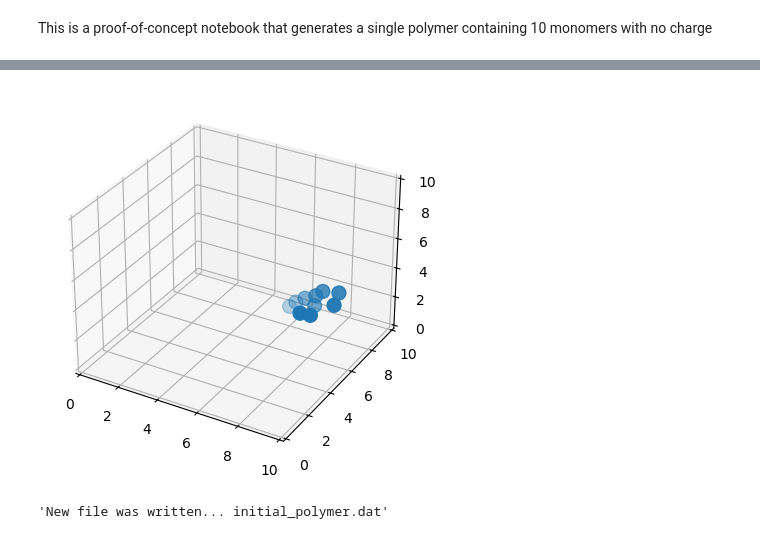
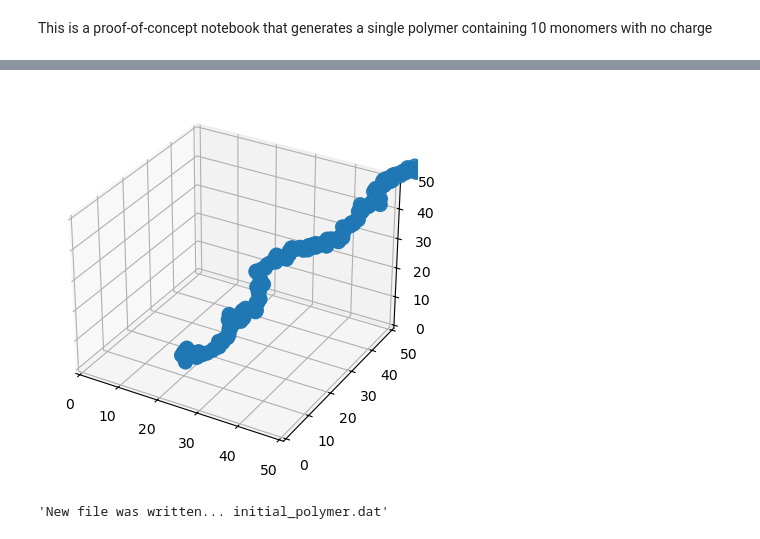
Before and after one commit to jaymedina/Polymer-Brush-Simulation, a Jupyter notebook: sim_poc.ipynb, the cells around one changed output, grey strips where cells are left out. Saved outputs shown, nothing was run; the diff lists cells and outputs as text; code cells hidden in the pictures.

```diff
--- a/sim_poc.ipynb
+++ b/sim_poc.ipynb
@@ -8,12 +23,14 @@ import pandas as pd
 # %%
 def gen_monomer_axis(axis, axlabel):
+    """ Generate the coordinate for the axis.
+    """
     r = 1
-    d = random.uniform(0, r) * random.choice((-1, 1))
+    d = random.uniform(0.1, r) * random.choice((-1, 1))
     if axlabel == 'y':
         d = np.abs(d)
     return axis + d
 
-def create_polymer(save_data=False):
+def create_polymer(n_monomers=10, dim=10, save_data=False):
     """
     Instantiate a monomer at a random position (X, Y, Z=0) with the following constraints:
     1. The monomers cannot occupy the same space
@@ -25,7 +42,11 @@ def create_polymer(save_data=False):
 
     Parameter(s)
     -----------
-    No current parameters at this time
+    n_monomers : int
+        The number of monomers that the polymer will contain. Default is 10.
+    save_data : bool
+        When parameter is set to True, a pandas dataframe will be generated and stored
+        in a CSV (data) file that can be opened and plotted for later use.
 
     Returns
     -------
@@ -38,16 +59,16 @@ def create_polymer(save_data=False):
     ax = plt.axes(projection="3d")
 
     # Let's set the axis limits for each dimension 10
-    ax.axes.set_xlim3d(left=0, right=10)
-    ax.axes.set_ylim3d(bottom=0, top=10)
-    ax.axes.set_zlim3d(bottom=0, top=10)
+    ax.axes.set_xlim3d(left=0, right=dim)
+    ax.axes.set_ylim3d(bottom=0, top=dim)
+    ax.axes.set_zlim3d(bottom=0, top=dim)
 
     # Initialize the starting coordinate for the FIRST monomer in the polymer.
     # We randomize the starting position of X and Y (start_x and start_y), but the
     # starting position of Z (start_z) will always be 0. The upper-limit of the
     # randomization for start_x and start_y is 10, because that's the length of the
     # X and Y axis.
-    start_x, start_y, start_z = np.random.randint(0, 10), np.random.randint(0, 10), 0
+    start_x, start_y, start_z = np.random.randint(0, dim/2), np.random.randint(0, dim/2), 0
 
     # Initialize 3 empty lists, one for each axis. These lists will house the coordinates
     # of each of the monomers within the polymer. Currently, the plan is to house 10 monomers per polymer.
@@ -60,12 +81,11 @@ def create_polymer(save_data=False):
 
     # Create a while loop, that will run until the last list (zs) reaches 10.
     # Which means we officially have 10 coordinates, for 10 monomers
-    while len(zs) < 10:
+    while len(zs) < n_monomers:
 
         for axis, axlabel in zip([xs, ys, zs], ['x', 'y', 'z']):
             new_monomer = gen_monomer_axis(axis[-1], axlabel)
             axis.append(new_monomer)
-            #print(axis)
 
     # Plot the coordinates, setting s=100. makes the data points bigger and easier to see. You
     # can play with this
@@ -81,7 +101,7 @@ def create_polymer(save_data=False):
 
         return "New file was written... initial_polymer.dat"
 # %%
-create_polymer(save_data=True)
+create_polymer(n_monomers=10**6, dim=50, save_data=True)
 # %% [output]
-[figure, old version]
+[figure, new version]
 'New file was written... initial_polymer.dat'
```
Also changed, not shown: parts of 3 cells of this notebook.
